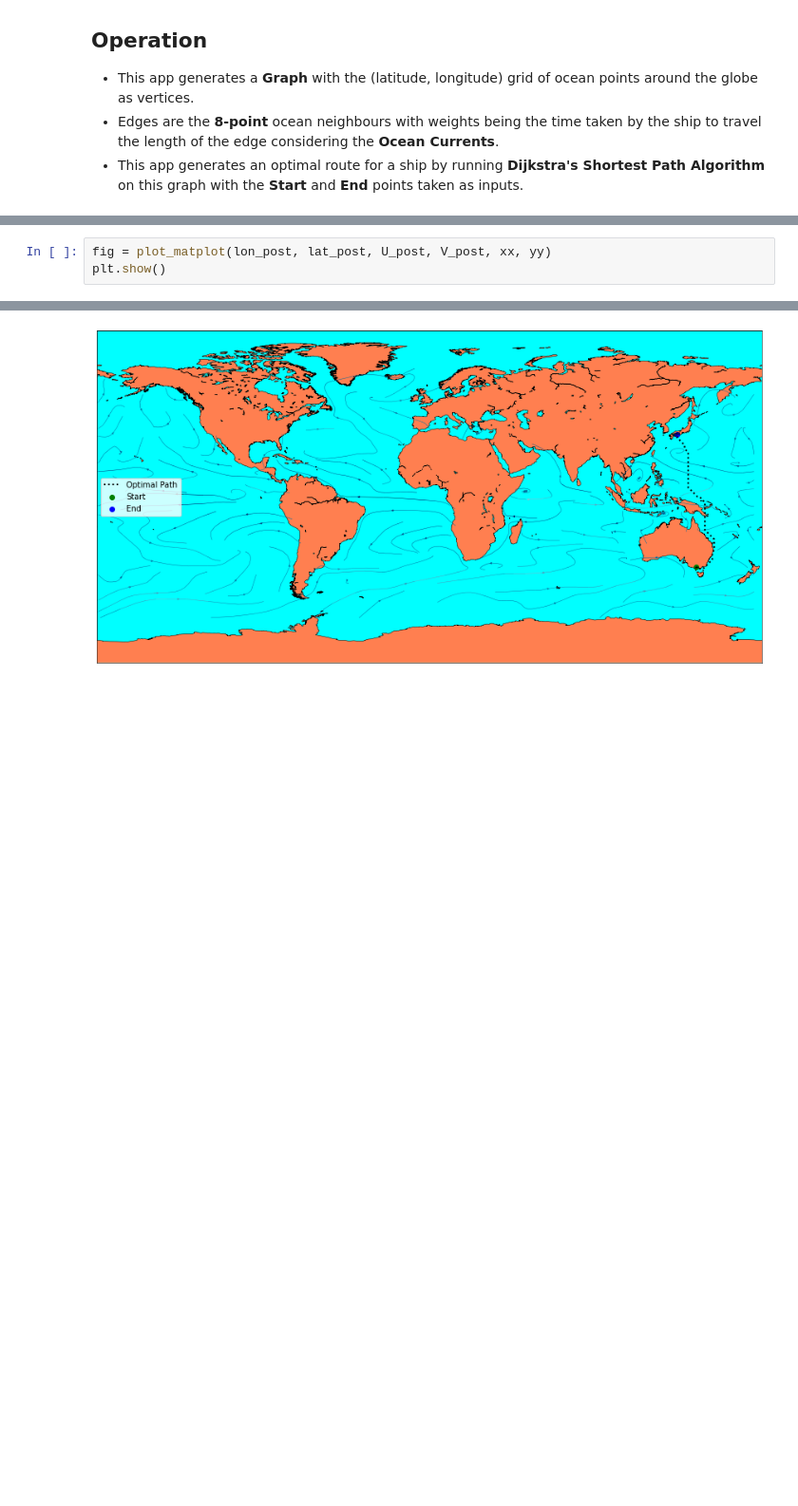
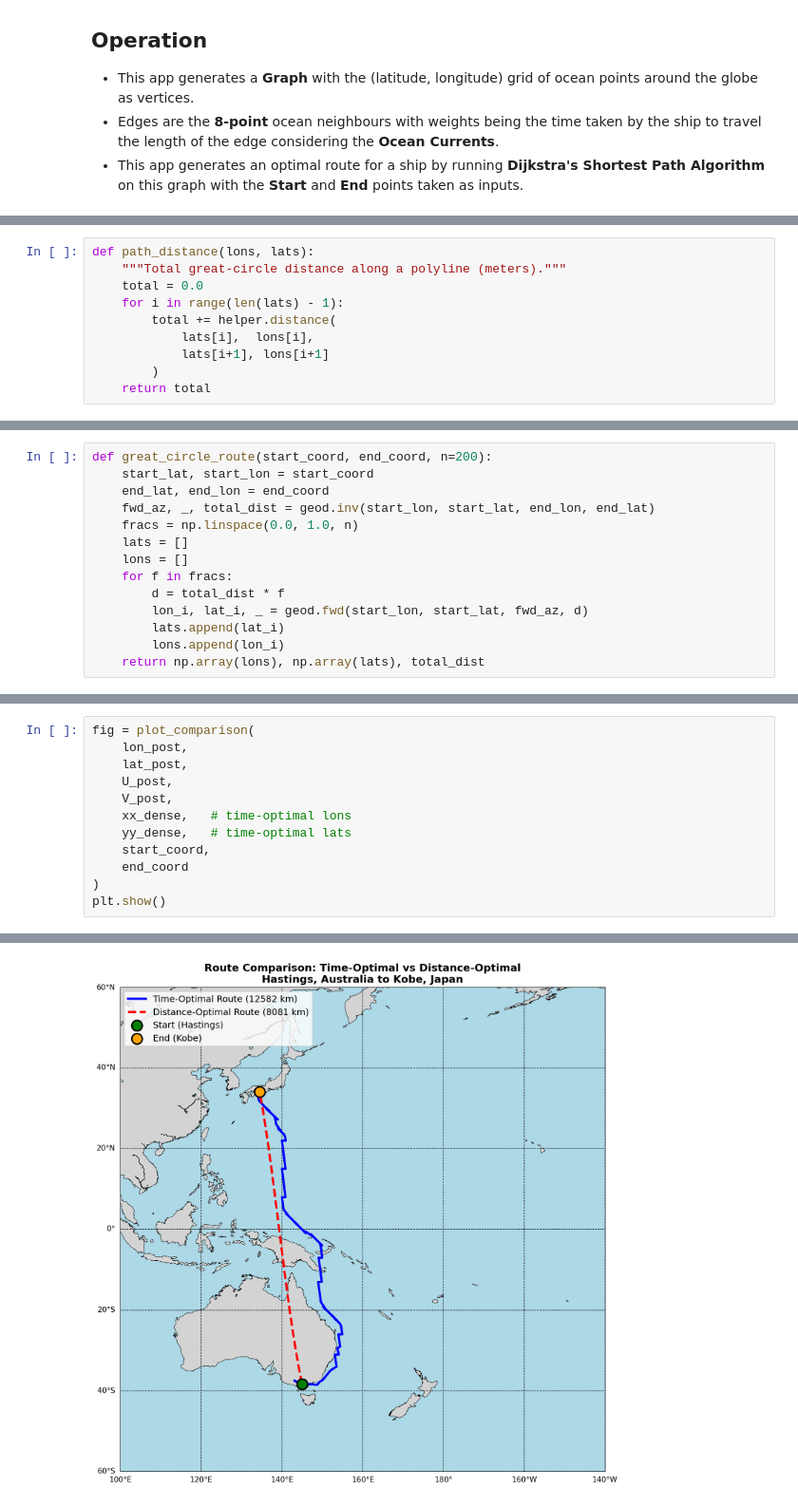
Before and after one commit to pg050603/Marine_Thesis, a Jupyter notebook: Routing/Voyage Optimisation/Voyage.ipynb, the cells around one changed output, grey strips where cells are left out. Shown at 95% size. Drawn from its saved outputs; the diff is of its cells as text; blank space fills up the shorter version.

Commit message:
21.01.2026 updates to ship route optimiser

```diff
--- a/Routing/Voyage Optimisation/Voyage.ipynb
+++ b/Routing/Voyage Optimisation/Voyage.ipynb
@@ -78,0 +264,10 @@ def plot_matplot(lon, lat, U, V, xx, yy):
+# %%
+def path_distance(lons, lats):
+    """Total great-circle distance along a polyline (meters)."""
+    total = 0.0
+    for i in range(len(lats) - 1):
+        total += helper.distance(
+            lats[i],  lons[i],
+            lats[i+1], lons[i+1]
+        )
+    return total
@@ -78,0 +280,14 @@ def plot_matplot(lon, lat, U, V, xx, yy):
+# %%
+def great_circle_route(start_coord, end_coord, n=200):
+    start_lat, start_lon = start_coord
+    end_lat, end_lon = end_coord
+    fwd_az, _, total_dist = geod.inv(start_lon, start_lat, end_lon, end_lat)
+    fracs = np.linspace(0.0, 1.0, n)
+    lats = []
+    lons = []
+    for f in fracs:
+        d = total_dist * f
+        lon_i, lat_i, _ = geod.fwd(start_lon, start_lat, fwd_az, d)
+        lats.append(lat_i)
+        lons.append(lon_i)
+    return np.array(lons), np.array(lats), total_dist
@@ -79,4 +347,13 @@ def plot_matplot(lon, lat, U, V, xx, yy):
 # %%
-fig = plot_matplot(lon_post, lat_post, U_post, V_post, xx, yy)
+fig = plot_comparison(
+    lon_post,
+    lat_post,
+    U_post,
+    V_post,
+    xx_dense,   # time-optimal lons
+    yy_dense,   # time-optimal lats
+    start_coord,
+    end_coord
+)
 plt.show()
 # %% [output]
@@ -84 +368 @@ warning: width and height keywords ignored for Cylindrical Equidistant projectio
-[figure, old version]
+[figure, new version]
```
Also changed, not shown: parts of 12 cells of this notebook, 2 other files.
